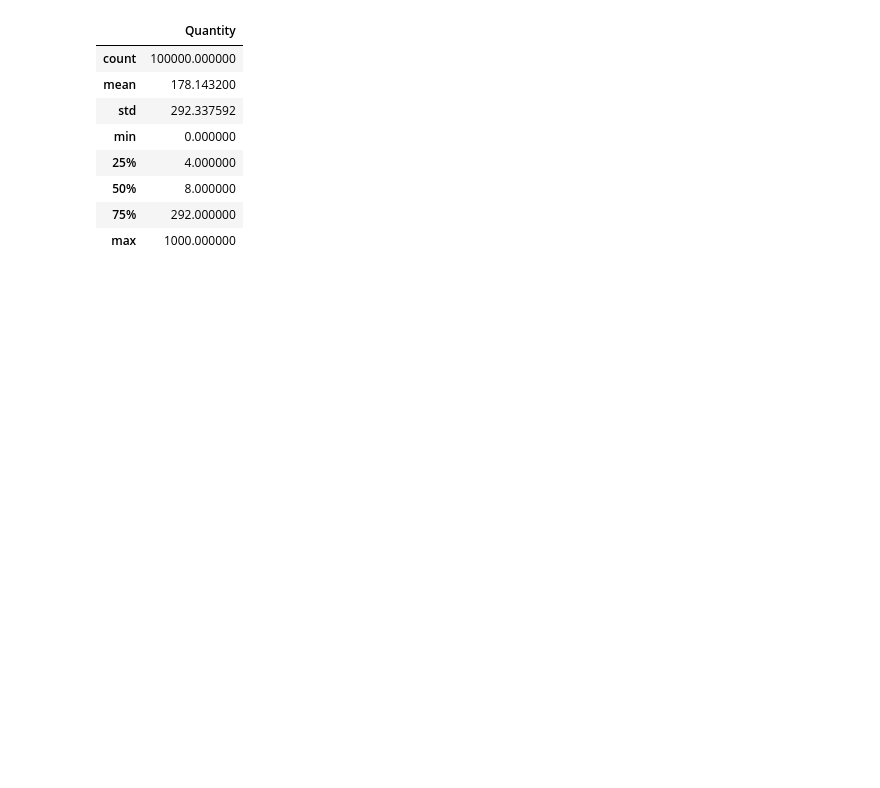
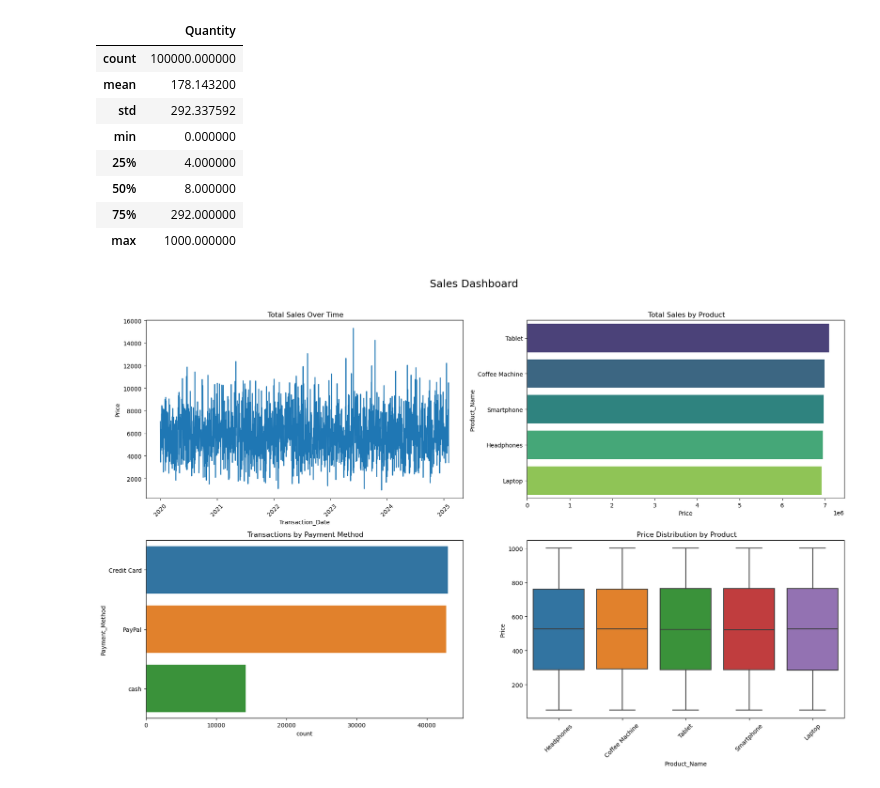
Before and after one commit to Yunusbek2009/data_cleaning_project_1, a Jupyter notebook: Untitled13.ipynb, the cells around one changed output. Drawn from its saved outputs; the diff is of its cells as text; code cells hidden in the pictures; blank space fills up the shorter version.

```diff
--- a/Untitled13.ipynb
+++ b/Untitled13.ipynb
@@ -265,43 +320,48 @@ df.describe()
 ####                            ######
 ######################################
 # %%
-import pandas as pd
 import matplotlib.pyplot as plt
 import seaborn as sns
+import pandas as pd
 
-# Load your DataFrame
-# df = pd.read_csv("your_data.csv")  # If from file
-# For this example, I’ll assume df is already loaded
+# Load your DataFrame (if reading from CSV)
+# df = pd.read_csv("your_data.csv")
 
-# Convert Transaction_Date to datetime (handle NaT)
+# For the sake of this example, let's assume df is already loaded
+
+# Convert 'Transaction_Date' to datetime (handling errors like NaT)
 df['Transaction_Date'] = pd.to_datetime(df['Transaction_Date'], errors='coerce')
 
-# Clean column for consistency
+# Clean 'Transaction_Status' column for consistency
 df['Transaction_Status'] = df['Transaction_Status'].str.lower().str.strip()
+
+# Ensure 'Price' is numeric (convert if necessary)
+df['Price'] = pd.to_numeric(df['Price'], errors='coerce')
 
 # Start plotting
 fig, axs = plt.subplots(2, 2, figsize=(18, 12))
-plt.suptitle('🛍️ Sales Dashboard', fontsize=18)
+plt.suptitle(' Sales Dashboard', fontsize=18)
 
 # 1. Line plot: Total price over time (ignoring missing dates)
 sales_over_time = df.dropna(subset=['Transaction_Date']).groupby('Transaction_Date')['Price'].sum().reset_index()
 sns.lineplot(data=sales_over_time, x='Transaction_Date', y='Price', ax=axs[0, 0])
-axs[0, 0].set_title('💵 Total Sales Over Time')
+axs[0, 0].set_title(' Total Sales Over Time')
 axs[0, 0].tick_params(axis='x', rotation=45)
 
 # 2. Bar plot: Sales by Product
 product_sales = df.groupby('Product_Name')['Price'].sum().reset_index().sort_values(by='Price', ascending=False)
 sns.barplot(data=product_sales, x='Price', y='Product_Name', ax=axs[0, 1], palette='viridis')
-axs[0, 1].set_title('📦 Total Sales by Product')
+axs[0, 1].set_title(' Total Sales by Product')
 
 # 3. Count plot: Payment Method usage
 sns.countplot(data=df, y='Payment_Method', ax=axs[1, 0], order=df['Payment_Method'].value_counts().index)
-axs[1, 0].set_title('💳 Transactions by Payment Method')
+axs[1, 0].set_title(' Transactions by Payment Method')
 
 # 4. Box plot: Price distribution by Product
 sns.boxplot(data=df, x='Product_Name', y='Price', ax=axs[1, 1])
-axs[1, 1].set_title('📈 Price Distribution by Product')
+axs[1, 1].set_title(' Price Distribution by Product')
 axs[1, 1].tick_params(axis='x', rotation=45)
-
 plt.tight_layout(rect=[0, 0, 1, 0.96])
 plt.show()
+# %% [output]
+[figure, added]
```
Also changed, not shown: parts of 3 cells of this notebook.
